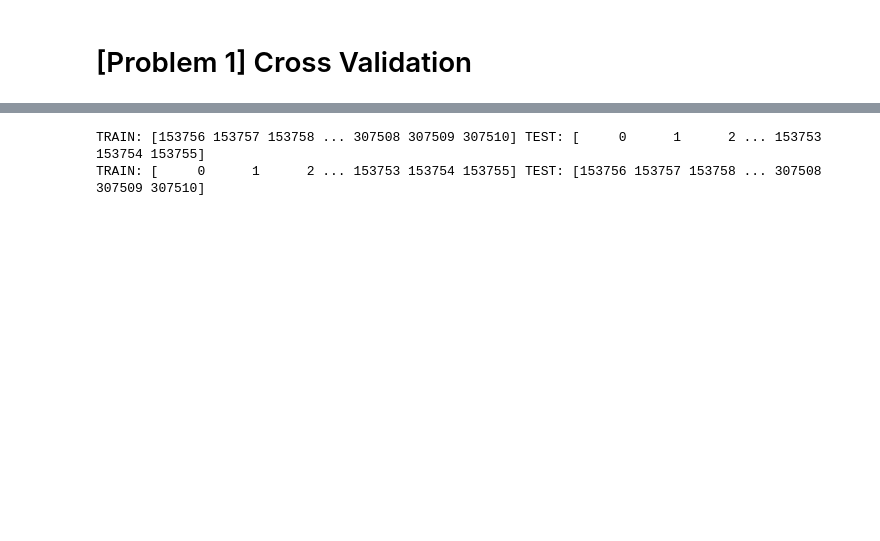
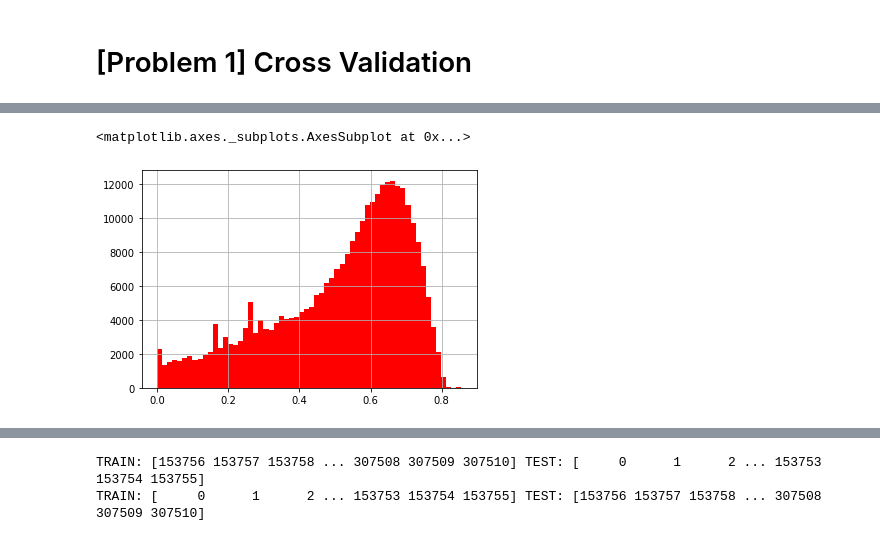
Before and after one commit to pafernannapi18/GithubIntro, a Jupyter notebook: 18Assignment.ipynb, the cells around one changed output, grey strips where cells are left out. Saved outputs shown, nothing was run; the diff lists cells and outputs as text; code cells hidden in the pictures; blank space fills up the shorter version.

```diff
--- a/18Assignment.ipynb
+++ b/18Assignment.ipynb
@@ -40,0 +77,6 @@ kf = KFold(n_splits = 2)
+# %%
+#Changing CNT_CHILDREN group numbers to others(6)
+cleaned_df["CNT_CHILDREN"]=cleaned_df["CNT_CHILDREN"].map({11:5,8:5,
+                                                           9:5,10:5,12:5,19:5,14:5,
+                                                           7:5, 6:5, 5:5, 4:4, 3:3,
+                                                           2:2, 1:1, 0:0})
@@ -40,0 +145,6 @@ kf = KFold(n_splits = 2)
+# %%
+# Feature scaling check
+cleaned_df['EXT_SOURCE_2'].hist(bins=60, color='r')
+# %% [output]
+<matplotlib.axes._subplots.AxesSubplot at 0x...>
+[figure, added]
```
Also changed, not shown: parts of 30 cells of this notebook.
